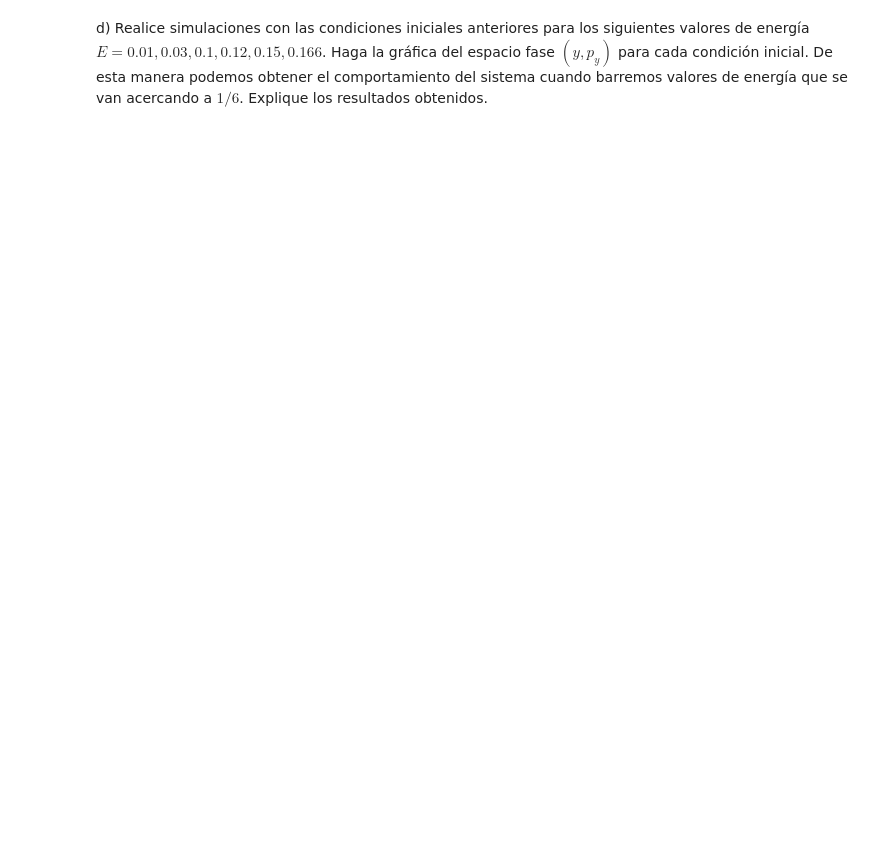
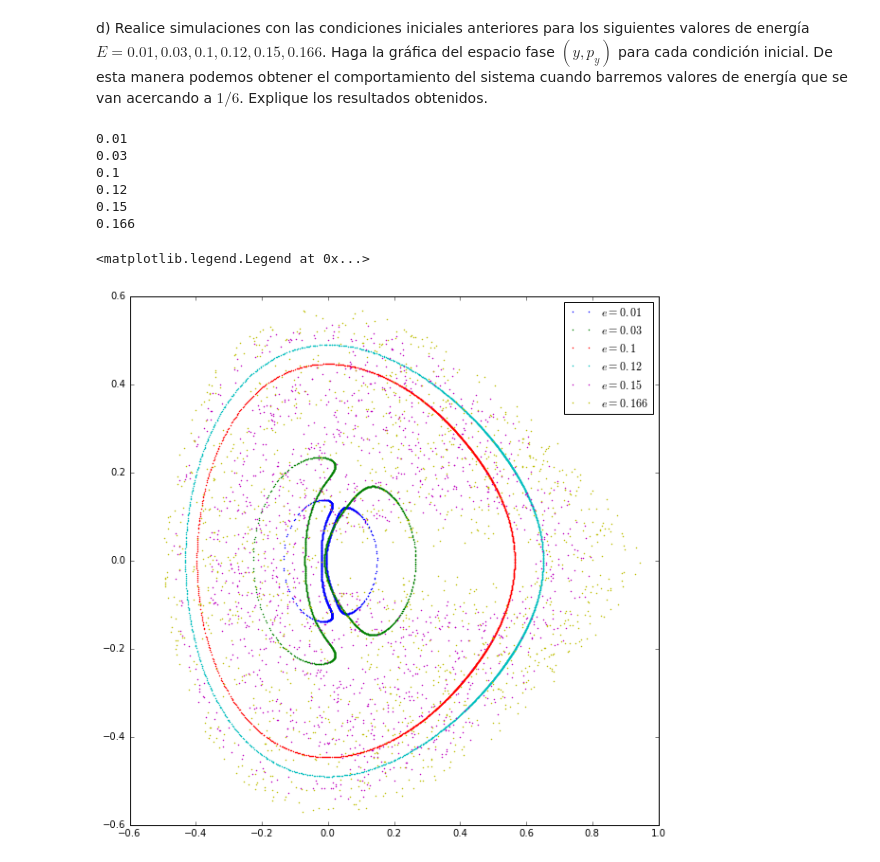
Before and after one commit to ignacio-vc/fcomp, a Jupyter notebook: examenes/examen2.ipynb, the cells around one changed output. Drawn from its saved outputs; the diff is of its cells as text; code cells hidden in the pictures; blank space fills up the shorter version.

```diff
--- a/examenes/examen2.ipynb
+++ b/examenes/examen2.ipynb
@@ -135,2 +208,21 @@ c) Ahora programe una función que obtenga todos los puntos de la trayectoria so
 # %% [markdown]
 d) Realice simulaciones con las condiciones iniciales anteriores para los siguientes valores de energía $E = 0.01, 0.03, 0.1, 0.12, 0.15, 0.166$. Haga la gráfica del espacio fase $(y, p_y)$ para cada condición inicial. De esta manera podemos obtener el comportamiento del sistema cuando barremos valores de energía que se van acercando a $1/6$. Explique los resultados obtenidos.
+# %%
+t = linspace(0, 5000, 15000)
+E = array([0.01, 0.03, 0.1, 0.12, 0.15, 0.166])
+
+figure(figsize=(10,10))
+for e in E:
+    print e
+    puntos = mapeo_poincare(emov, e, t)
+    plot(puntos[:,1], puntos[:,3],'.', markersize=2, label="$e={}$".format(e))
+legend()
+# %% [output]
+0.01
+0.03
+0.1
+0.12
+0.15
+0.166
+<matplotlib.legend.Legend at 0x...>
+[figure, added]
```
Also changed, not shown: parts of 12 cells of this notebook.
